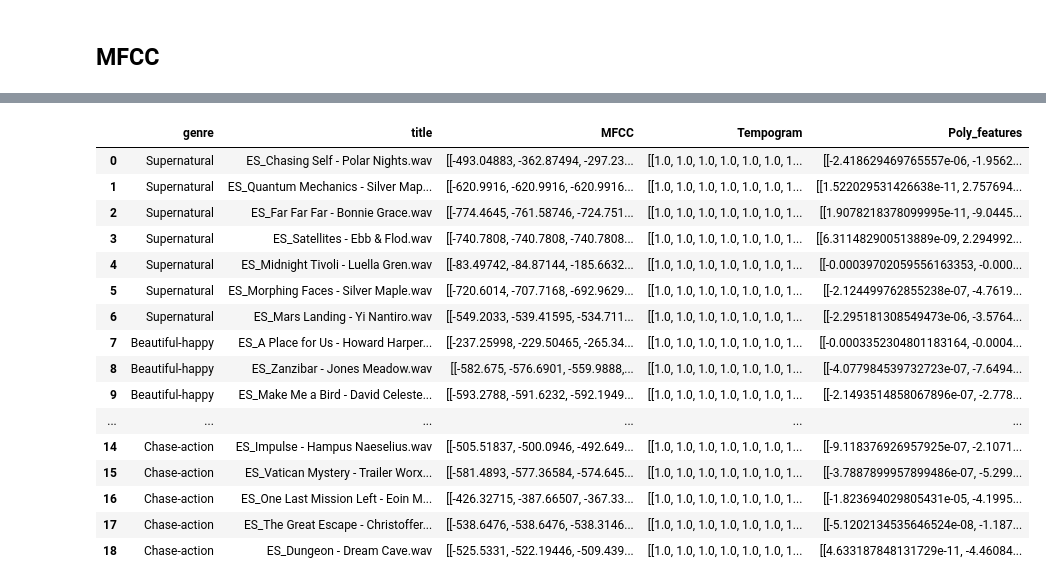
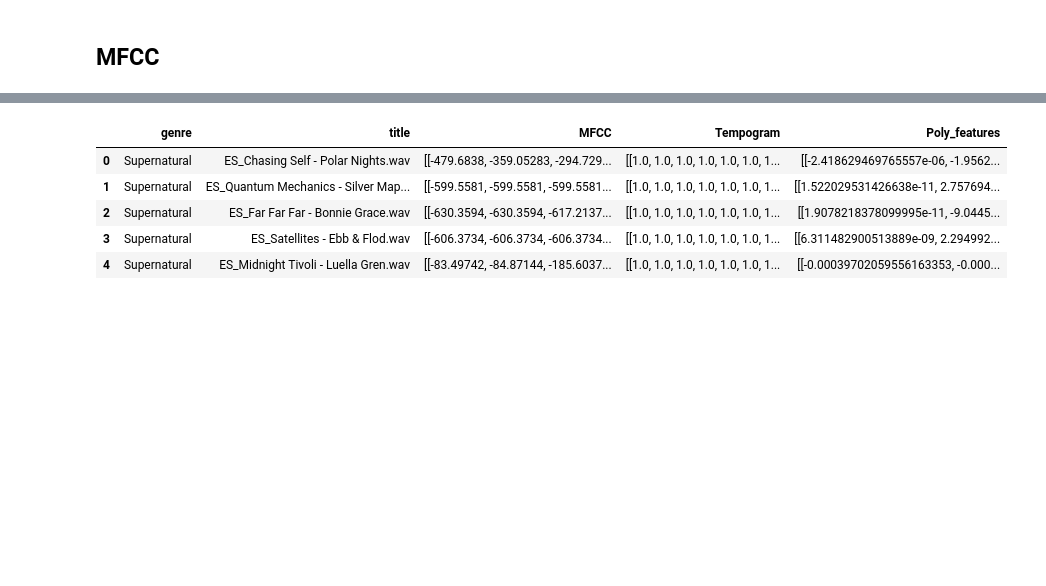
Before and after one commit to Fominayasg/Audio_features_analysis--Music_evokes_cinema, a Jupyter notebook: Pruebas librosa.ipynb, the cells around one changed output, grey strips where cells are left out. Saved outputs shown, nothing was run; the diff lists cells and outputs as text; code cells hidden in the pictures; blank space fills up the shorter version.

```diff
--- a/Pruebas librosa.ipynb
+++ b/Pruebas librosa.ipynb
@@ -165,6 +226,6 @@ print (songs_dict2)
 # %% [output]
 {'Supernatural': ['ES_Chasing Self - Polar Nights.wav', 'ES_Quantum Mechanics - Silver Maple.wav', 'ES_Far Far Far - Bonnie Grace.wav', 'ES_Satellites - Ebb & Flod.wav', 'ES_Midnight Tivoli - Luella G ...
 # %%
-s = songs_dict2.get(i)
-s
+'''s = songs_dict2.get(i)
+s'''
 # %% [output]
@@ -188,7 +241,6 @@ for i in songs_dict2:
             my_dict = {"title":f"{s}","genre":f"{i}"}
             df = df.append(my_dict, ignore_index=True)
 
-            '''df_prueba.append(my_dict, ignore_index=True)'''
+            df_prueba.append(my_dict, ignore_index=True)
 
-'''df = df.append({"title":f"{s}","genre":f"{i}"}, ignore_index=True)'''
-df
+df = df.append({"title":f"{s}","genre":f"{i}"}, ignore_index=True)
@@ -221,12 +275,13 @@ df
 # %%
 # Create column
 # %%
+%%time
 mfcc = []
 for index, row in df.iterrows():
     path = f"data/{row['genre']}/{row['title']}"
     '''print(path)'''
 
-    y, sr = librosa.load(path, duration=15)
+    y, sr = librosa.load(path)
     mfcc.append(librosa.feature.mfcc(y=y, sr=sr))
 mfcc[0]
 # %% [output]
@@ -281,10 +329,11 @@ SyntaxError: f-string: empty expression not allowed (<ipython-input-136-ba37b227
 # %%
+%%time
 tempogram_data = []
 
 for index, row in df.iterrows():
     path = f"data/{row['genre']}/{row['title']}"
 
-    y, sr = librosa.load(path, duration=15)
+    y, sr = librosa.load(path)
 
     tempogram_data.append(librosa.feature.tempogram(y=y, sr=sr))
 
@@ -312,10 +352,11 @@ df.head()
 # %%
+%%time
 poly_features_data = []
 
 for index, row in df.iterrows():
     path = f"data/{row['genre']}/{row['title']}"
 
-    y, sr = librosa.load(path, duration=15)
+    y, sr = librosa.load(path)
 
     poly_features_data.append(librosa.feature.poly_features(y=y, sr=sr))
 
@@ -326,18 +369,7 @@ df.head()
 |  | genre | title | MFCC | Tempogram | Poly_features |
-| 0 | Supernatural | ES_Chasing Self - Polar Nights.wav | [[-493.04883, -362.87494, -297.23... | [[1.0, 1.0, 1.0, 1.0, 1.0, 1.0, 1... | [[-2.418629469765557e-06, -1.9562... |
-| 1 | Supernatural | ES_Quantum Mechanics - Silver Map... | [[-620.9916, -620.9916, -620.9916... | [[1.0, 1.0, 1.0, 1.0, 1.0, 1.0, 1... | [[1.522029531426638e-11, 2.757694... |
-| 2 | Supernatural | ES_Far Far Far - Bonnie Grace.wav | [[-774.4645, -761.58746, -724.751... | [[1.0, 1.0, 1.0, 1.0, 1.0, 1.0, 1... | [[1.9078218378099995e-11, -9.0445... |
-| 3 | Supernatural | ES_Satellites - Ebb & Flod.wav | [[-740.7808, -740.7808, -740.7808... | [[1.0, 1.0, 1.0, 1.0, 1.0, 1.0, 1... | [[6.311482900513889e-09, 2.294992... |
-| 4 | Supernatural | ES_Midnight Tivoli - Luella Gren.wav | [[-83.49742, -84.87144, -185.6632... | [[1.0, 1.0, 1.0, 1.0, 1.0, 1.0, 1... | [[-0.00039702059556163353, -0.000... |
-| 5 | Supernatural | ES_Morphing Faces - Silver Maple.wav | [[-720.6014, -707.7168, -692.9629... | [[1.0, 1.0, 1.0, 1.0, 1.0, 1.0, 1... | [[-2.124499762855238e-07, -4.7619... |
-| 6 | Supernatural | ES_Mars Landing - Yi Nantiro.wav | [[-549.2033, -539.41595, -534.711... | [[1.0, 1.0, 1.0, 1.0, 1.0, 1.0, 1... | [[-2.295181308549473e-06, -3.5764... |
-| 7 | Beautiful-happy | ES_A Place for Us - Howard Harper... | [[-237.25998, -229.50465, -265.34... | [[1.0, 1.0, 1.0, 1.0, 1.0, 1.0, 1... | [[-0.0003352304801183164, -0.0004... |
-| 8 | Beautiful-happy | ES_Zanzibar - Jones Meadow.wav | [[-582.675, -576.6901, -559.9888,... | [[1.0, 1.0, 1.0, 1.0, 1.0, 1.0, 1... | [[-4.077984539732723e-07, -7.6494... |
-| 9 | Beautiful-happy | ES_Make Me a Bird - David Celeste... | [[-593.2788, -591.6232, -592.1949... | [[1.0, 1.0, 1.0, 1.0, 1.0, 1.0, 1... | [[-2.1493514858067896e-07, -2.778... |
-| ... | ... | ... | ... | ... | ... |
-| 14 | Chase-action | ES_Impulse - Hampus Naeselius.wav | [[-505.51837, -500.0946, -492.649... | [[1.0, 1.0, 1.0, 1.0, 1.0, 1.0, 1... | [[-9.118376926957925e-07, -2.1071... |
-| 15 | Chase-action | ES_Vatican Mystery - Trailer Worx... | [[-581.4893, -577.36584, -574.645... | [[1.0, 1.0, 1.0, 1.0, 1.0, 1.0, 1... | [[-3.7887899957899486e-07, -5.299... |
-| 16 | Chase-action | ES_One Last Mission Left - Eoin M... | [[-426.32715, -387.66507, -367.33... | [[1.0, 1.0, 1.0, 1.0, 1.0, 1.0, 1... | [[-1.823694029805431e-05, -4.1995... |
-| 17 | Chase-action | ES_The Great Escape - Christoffer... | [[-538.6476, -538.6476, -538.3146... | [[1.0, 1.0, 1.0, 1.0, 1.0, 1.0, 1... | [[-5.1202134535646524e-08, -1.187... |
-| 18 | Chase-action | ES_Dungeon - Dream Cave.wav | [[-525.5331, -522.19446, -509.439... | [[1.0, 1.0, 1.0, 1.0, 1.0, 1.0, 1... | [[4.633187848131729e-11, -4.46084... |
+| 0 | Supernatural | ES_Chasing Self - Polar Nights.wav | [[-479.6838, -359.05283, -294.729... | [[1.0, 1.0, 1.0, 1.0, 1.0, 1.0, 1... | [[-2.418629469765557e-06, -1.9562... |
+| 1 | Supernatural | ES_Quantum Mechanics - Silver Map... | [[-599.5581, -599.5581, -599.5581... | [[1.0, 1.0, 1.0, 1.0, 1.0, 1.0, 1... | [[1.522029531426638e-11, 2.757694... |
+| 2 | Supernatural | ES_Far Far Far - Bonnie Grace.wav | [[-630.3594, -630.3594, -617.2137... | [[1.0, 1.0, 1.0, 1.0, 1.0, 1.0, 1... | [[1.9078218378099995e-11, -9.0445... |
+| 3 | Supernatural | ES_Satellites - Ebb & Flod.wav | [[-606.3734, -606.3734, -606.3734... | [[1.0, 1.0, 1.0, 1.0, 1.0, 1.0, 1... | [[6.311482900513889e-09, 2.294992... |
+| 4 | Supernatural | ES_Midnight Tivoli - Luella Gren.wav | [[-83.49742, -84.87144, -185.6037... | [[1.0, 1.0, 1.0, 1.0, 1.0, 1.0, 1... | [[-0.00039702059556163353, -0.000... |
 # %%
```
Also changed, not shown: parts of 43 cells of this notebook, 4 other files.
